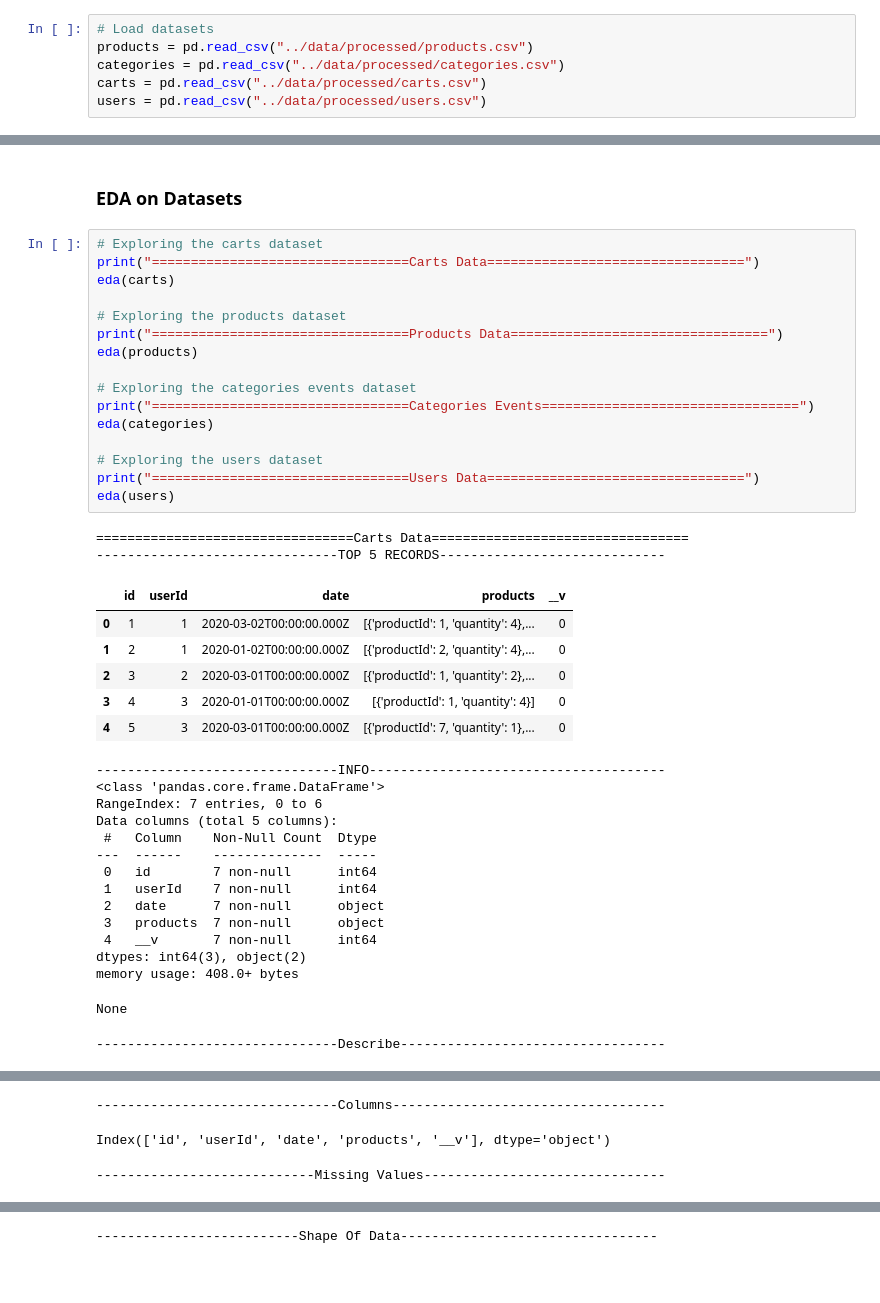
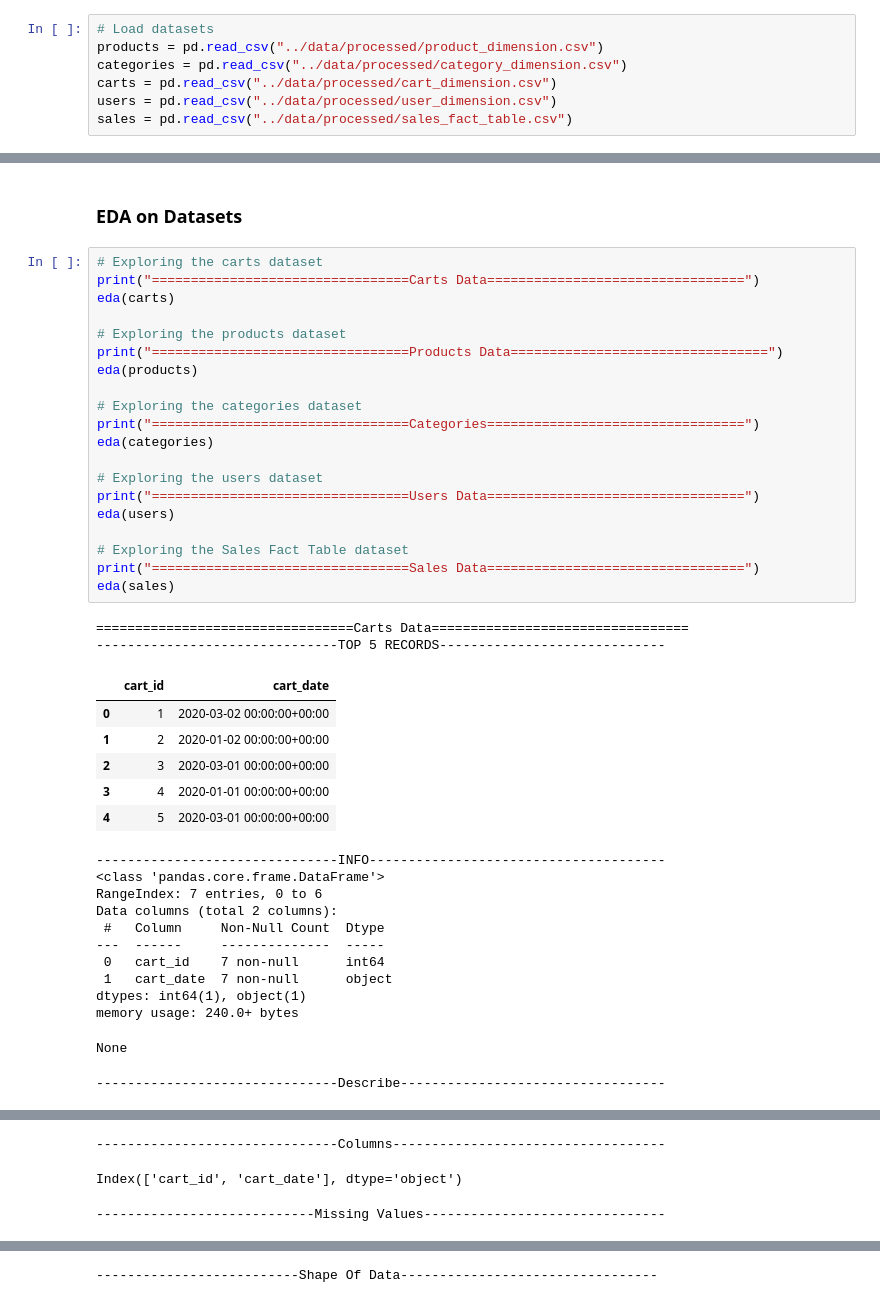
Before and after one commit to Sonalilipsa17375/ECommerce-Sales-Warehouse, a Jupyter notebook: notebooks/exploration.ipynb, the cells around one changed output, grey strips where cells are left out. Drawn from its saved outputs; the diff is of its cells as text; blank space fills up the shorter version.

```diff
--- a/notebooks/exploration.ipynb
+++ b/notebooks/exploration.ipynb
@@ -28,6 +24,7 @@ import os
 # %%
 # Load datasets
-products = pd.read_csv("../data/processed/products.csv")
-categories = pd.read_csv("../data/processed/categories.csv")
-carts = pd.read_csv("../data/processed/carts.csv")
-users = pd.read_csv("../data/processed/users.csv")
+products = pd.read_csv("../data/processed/product_dimension.csv")
+categories = pd.read_csv("../data/processed/category_dimension.csv")
+carts = pd.read_csv("../data/processed/cart_dimension.csv")
+users = pd.read_csv("../data/processed/user_dimension.csv")
+sales = pd.read_csv("../data/processed/sales_fact_table.csv")
@@ -70,40 +54,41 @@ def eda(df):
 # %%
 # Exploring the carts dataset
 print("=================================Carts Data=================================")
 eda(carts)
 
 # Exploring the products dataset
 print("=================================Products Data=================================")
 eda(products)
 
-# Exploring the categories events dataset
-print("=================================Categories Events=================================")
+# Exploring the categories dataset
+print("=================================Categories=================================")
 eda(categories)
 
 # Exploring the users dataset
 print("=================================Users Data=================================")
 eda(users)
+
+# Exploring the Sales Fact Table dataset
+print("=================================Sales Data=================================")
+eda(sales)
 # %% [output]
 =================================Carts Data=================================
 -------------------------------TOP 5 RECORDS-----------------------------
-|  | id | userId | date | products | __v |
-| 0 | 1 | 1 | 2020-03-02T00:00:00.000Z | [{'productId': 1, 'quantity': 4},... | 0 |
-| 1 | 2 | 1 | 2020-01-02T00:00:00.000Z | [{'productId': 2, 'quantity': 4},... | 0 |
-| 2 | 3 | 2 | 2020-03-01T00:00:00.000Z | [{'productId': 1, 'quantity': 2},... | 0 |
-| 3 | 4 | 3 | 2020-01-01T00:00:00.000Z | [{'productId': 1, 'quantity': 4}] | 0 |
-| 4 | 5 | 3 | 2020-03-01T00:00:00.000Z | [{'productId': 7, 'quantity': 1},... | 0 |
+|  | cart_id | cart_date |
+| 0 | 1 | 2020-03-02 00:00:00+00:00 |
+| 1 | 2 | 2020-01-02 00:00:00+00:00 |
+| 2 | 3 | 2020-03-01 00:00:00+00:00 |
+| 3 | 4 | 2020-01-01 00:00:00+00:00 |
+| 4 | 5 | 2020-03-01 00:00:00+00:00 |
 -------------------------------INFO--------------------------------------
 <class 'pandas.core.frame.DataFrame'>
 RangeIndex: 7 entries, 0 to 6
-Data columns (total 5 columns):
- #   Column    Non-Null Count  Dtype
----  ------    --------------  -----
- 0   id        7 non-null      int64
- 1   userId    7 non-null      int64
- 2   date      7 non-null      object
- 3   products  7 non-null      object
- 4   __v       7 non-null      int64
-dtypes: int64(3), object(2)
-memory usage: 408.0+ bytes
+Data columns (total 2 columns):
+ #   Column     Non-Null Count  Dtype
+---  ------     --------------  -----
+ 0   cart_id    7 non-null      int64
+ 1   cart_date  7 non-null      object
+dtypes: int64(1), object(1)
+memory usage: 240.0+ bytes
 None
 -------------------------------Describe----------------------------------
@@ -119,3 +104,3 @@ None
 -------------------------------Columns-----------------------------------
-Index(['id', 'userId', 'date', 'products', '__v'], dtype='object')
+Index(['cart_id', 'cart_date'], dtype='object')
 ----------------------------Missing Values-------------------------------
```
Also changed, not shown: parts of 31 cells of this notebook, 2 other files.
